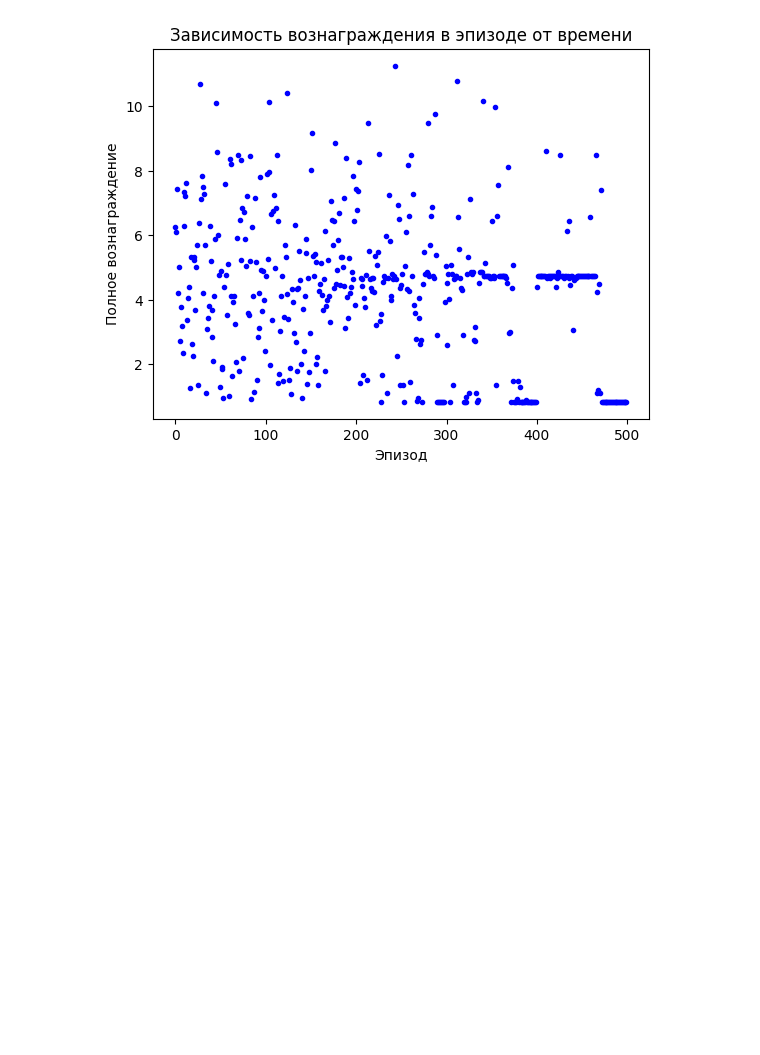
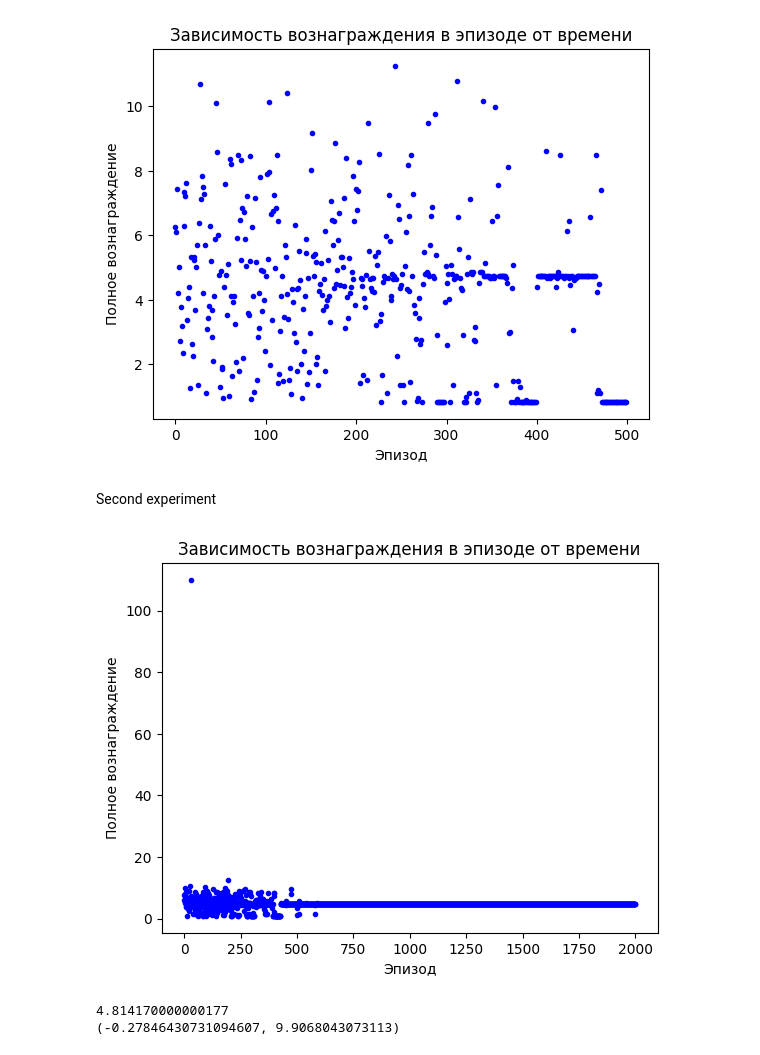
Before and after one commit to Cheburilla/RLProject, a Jupyter notebook: S(k)UF_RL.ipynb, the cells around one changed output. Cells and saved outputs as stored; diff of their text form; code cells hidden in the pictures; blank space fills up the shorter version.

Commit message:
Update readme, new experiment

```diff
--- a/S(k)UF_RL.ipynb
+++ b/S(k)UF_RL.ipynb
@@ -144,3 +144,8 @@ plt.ylabel('Полное вознаграждение')
 plt.show()
 # %% [output]
 [figure]
+# %% [markdown]
+Second experiment
+# %%
+n_episode = 2000
+total_reward_episode = [0] * n_episode
@@ -146,0 +160,8 @@ plt.show()
+# %%
+plt.plot(total_reward_episode, 'b.')
+plt.title('Зависимость вознаграждения в эпизоде от времени')
+plt.xlabel('Эпизод')
+plt.ylabel('Полное вознаграждение')
+plt.show()
+# %% [output]
+[figure, added]
@@ -146,0 +171,6 @@ plt.show()
+# %%
+print(mean_reward2)
+print(interval2)
+# %% [output]
+4.814170000000177
+(-0.27846430731094607, 9.9068043073113)
```
Also changed, not shown: parts of 2 cells of this notebook, 1 other file.
